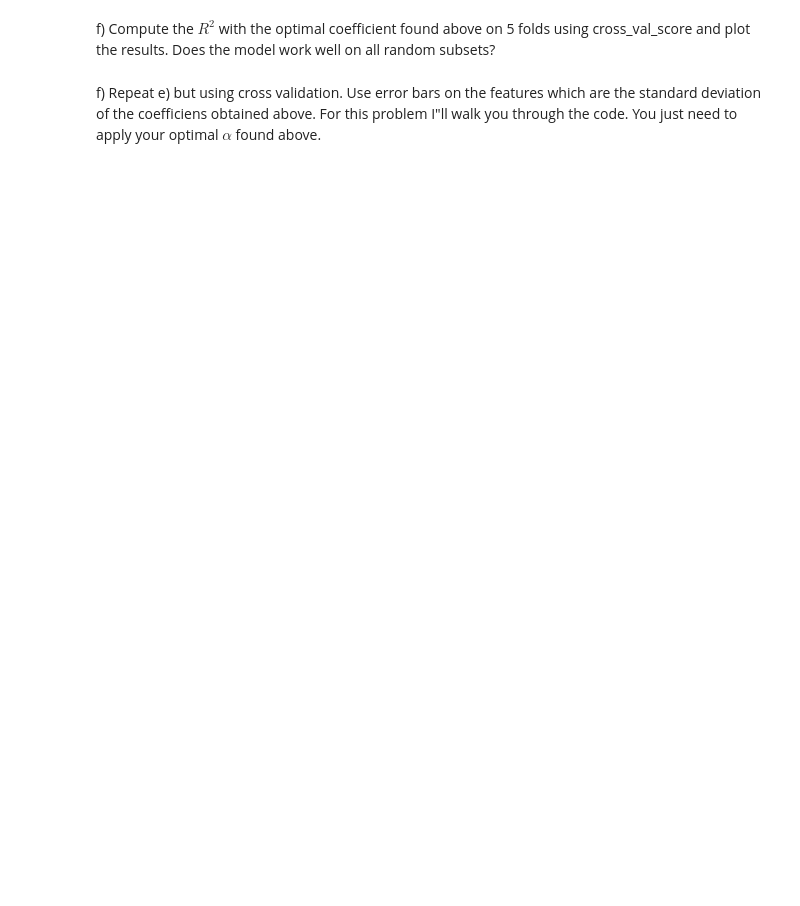
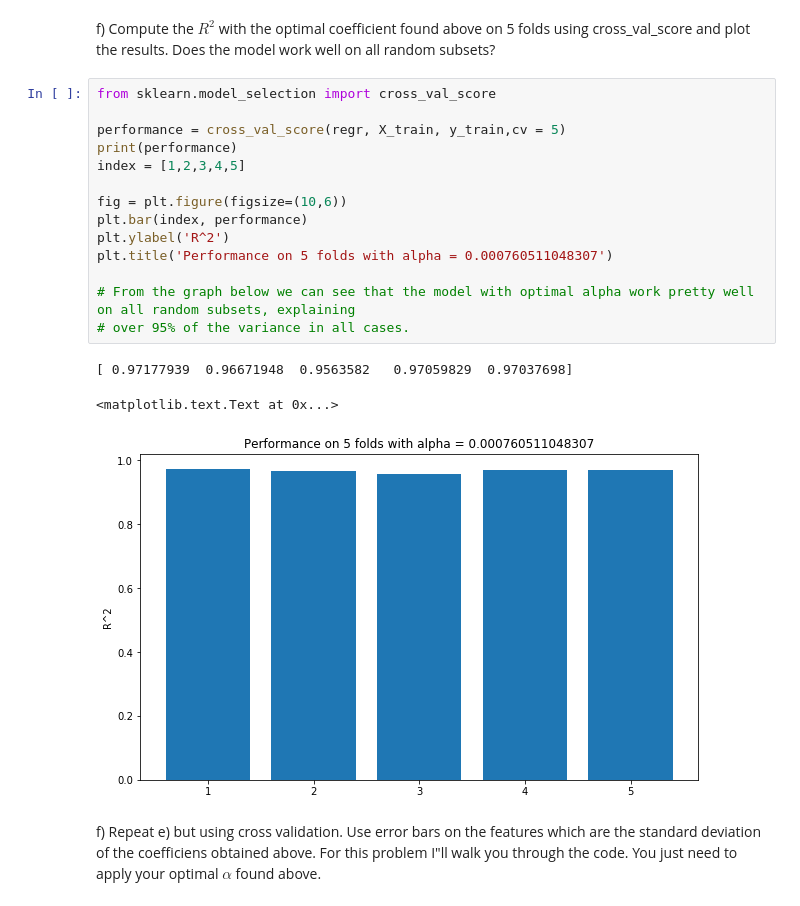
Before and after one commit to Columbia-Intro-Data-Science/python-introduction-zyyJustin, a Jupyter notebook: HW2/Homework 2 - Regularization with Lasso .ipynb, the cells around one changed output. Saved outputs shown, nothing was run; the diff lists cells and outputs as text; blank space fills up the shorter version.

```diff
--- a/HW2/Homework 2 - Regularization with Lasso .ipynb
+++ b/HW2/Homework 2 - Regularization with Lasso .ipynb
@@ -66,6 +144,24 @@ e) Plot the top coefficients based on this optimal paramter. Why do you think so
 # %% [markdown]
 f) Compute the $R^2$ with the optimal coefficient found above on 5 folds using cross_val_score and plot the
 results. Does the model work well on all random subsets?
+# %%
+from sklearn.model_selection import cross_val_score
+
+performance = cross_val_score(regr, X_train, y_train,cv = 5)
+print(performance)
+index = [1,2,3,4,5]
+
+fig = plt.figure(figsize=(10,6))
+plt.bar(index, performance)
+plt.ylabel('R^2')
+plt.title('Performance on 5 folds with alpha = 0.000760511048307')
+
+# From the graph below we can see that the model with optimal alpha work pretty well on all random subsets, explaining
+# over 95% of the variance in all cases.
+# %% [output]
+[ 0.97177939  0.96671948  0.9563582   0.97059829  0.97037698]
+<matplotlib.text.Text at 0x...>
+[figure, added]
 # %% [markdown]
 f) Repeat e) but using cross validation. Use error bars on the features which are the standard deviation of the
 coefficiens obtained above. For this problem I"ll walk you through the code. You just need to apply your optimal
```
Also changed, not shown: parts of 7 cells of this notebook.
